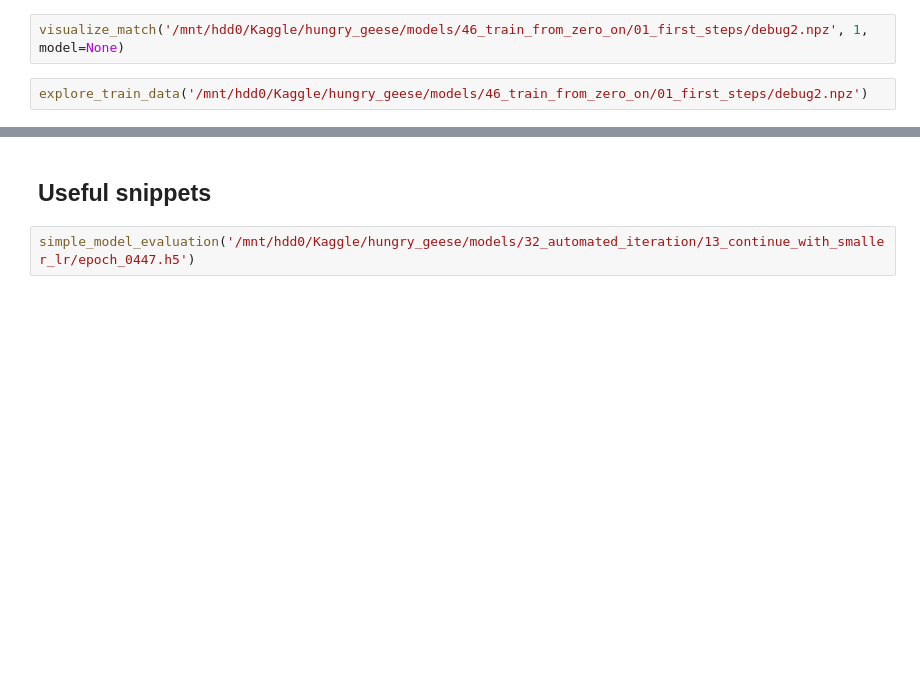
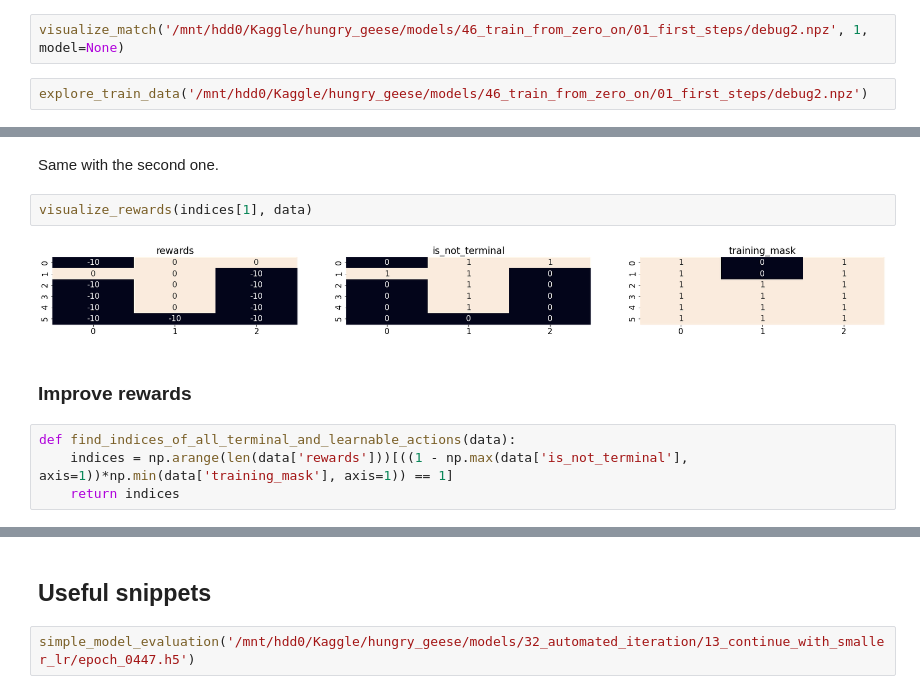
Before and after one commit to ironbar/hungry_geese, a Jupyter notebook: notebooks/010_ladder_of_agents_4.ipynb, the cells around one changed output, grey strips where cells are left out. Drawn from its saved outputs; the diff is of its cells as text; blank space fills up the shorter version.

```diff
--- a/notebooks/010_ladder_of_agents_4.ipynb
+++ b/notebooks/010_ladder_of_agents_4.ipynb
@@ -580,0 +706,12 @@ explore_train_data('/mnt/hdd0/Kaggle/hungry_geese/models/46_train_from_zero_on/0
+# %% [markdown]
+Same with the second one.
+# %%
+visualize_rewards(indices[1], data)
+# %% [output]
+[figure, added]
+# %% [markdown]
+### Improve rewards
+# %%
+def find_indices_of_all_terminal_and_learnable_actions(data):
+    indices = np.arange(len(data['rewards']))[((1 - np.max(data['is_not_terminal'], axis=1))*np.min(data['training_mask'], axis=1)) == 1]
+    return indices
```
Also changed, not shown: parts of 48 cells of this notebook, 5 other files.
